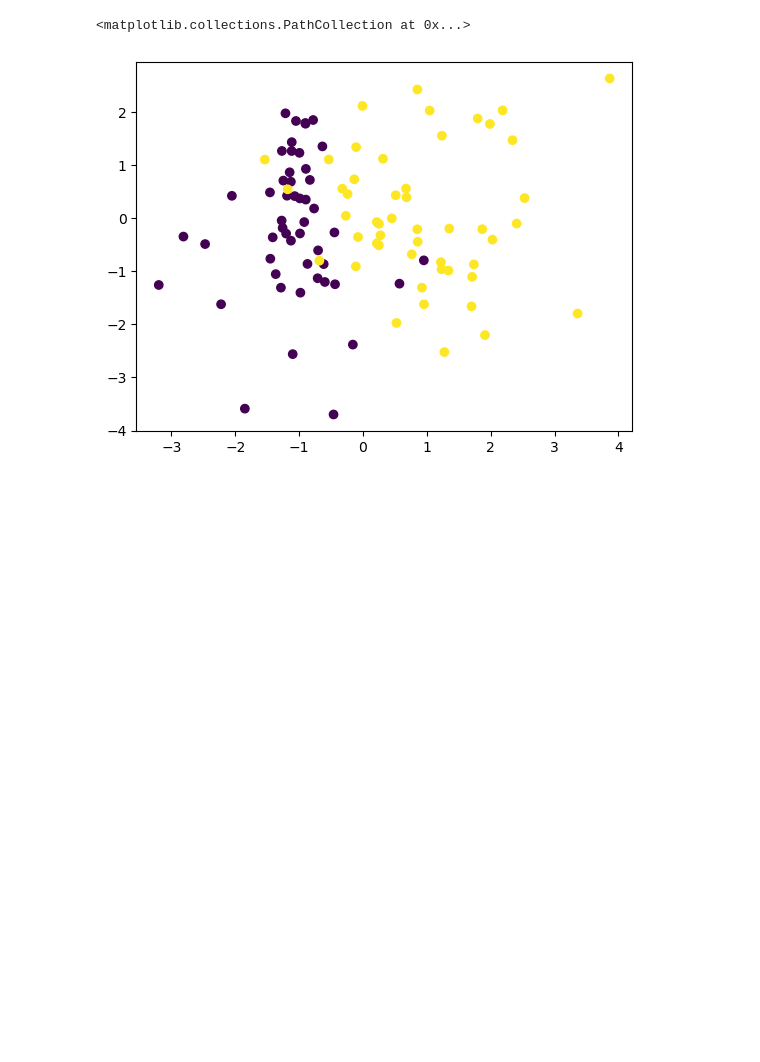
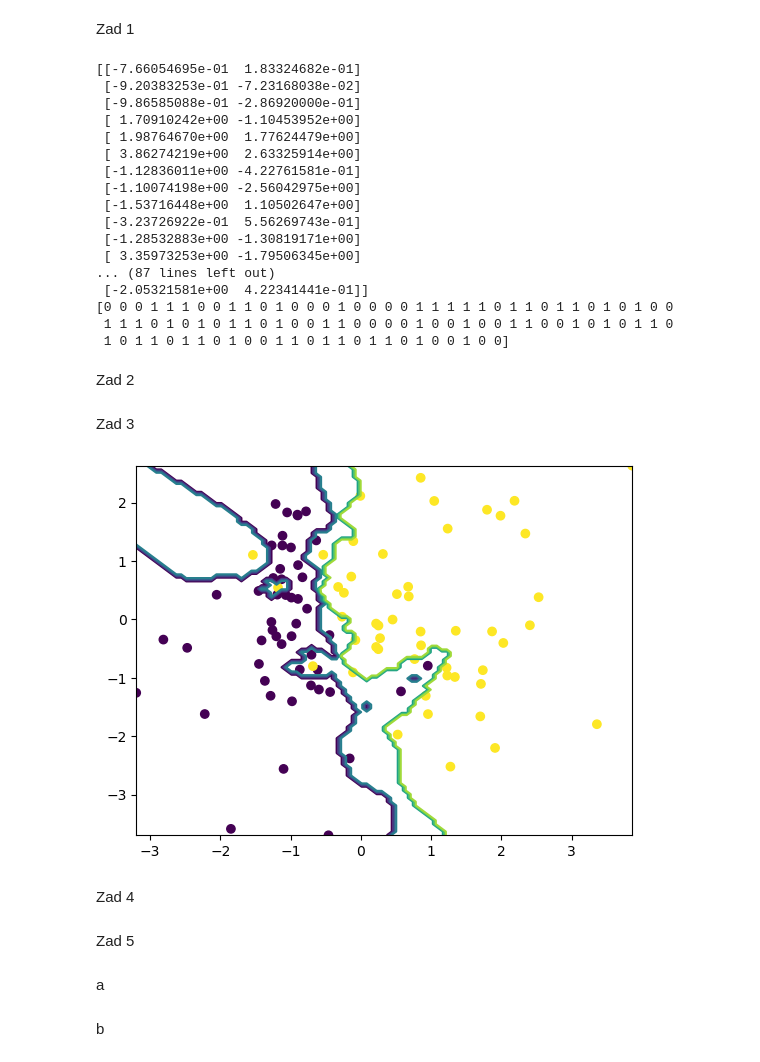
Before and after one commit to HubertWlodarczyk/DataScience, a Jupyter notebook: kNearestN.ipynb, the cells around one changed output. Saved outputs shown, nothing was run; the diff lists cells and outputs as text; code cells hidden in the pictures; blank space fills up the shorter version.

```diff
--- a/kNearestN.ipynb
+++ b/kNearestN.ipynb
@@ -18,5 +70,7 @@ class k_nn:
+# %% [markdown]
+Zad 1
 # %%
-X,y = sklearn.datasets.make_classification(
+X,group = sd.make_classification(
     n_samples=100,
     n_features=2,
     n_informative=2,
@@ -24,7 +78,49 @@ X,y = sklearn.datasets.make_classification(
     n_repeated=0,
     random_state=0
 )
-plt.scatter(X[:,0],X[:,1],c=y)
+print(X)
+print(group)
 # %% [output]
-<matplotlib.collections.PathCollection at 0x...>
+[[-7.66054695e-01  1.83324682e-01]
+ [-9.20383253e-01 -7.23168038e-02]
+ [-9.86585088e-01 -2.86920000e-01]
+ [ 1.70910242e+00 -1.10453952e+00]
+ [ 1.98764670e+00  1.77624479e+00]
+ [ 3.86274219e+00  2.63325914e+00]
+ [-1.12836011e+00 -4.22761581e-01]
+ [-1.10074198e+00 -2.56042975e+00]
+ [-1.53716448e+00  1.10502647e+00]
+ [-3.23726922e-01  5.56269743e-01]
+ [-1.28532883e+00 -1.30819171e+00]
+ [ 3.35973253e+00 -1.79506345e+00]
+... (87 lines left out)
+ [-2.05321581e+00  4.22341441e-01]]
+[0 0 0 1 1 1 0 0 1 1 0 1 0 0 0 1 0 0 0 0 1 1 1 1 1 0 1 1 0 1 1 0 1 0 1 0 0
+ 1 1 1 0 1 0 1 0 1 1 0 1 0 0 1 1 0 0 0 0 1 0 0 1 0 0 1 1 0 0 1 0 1 0 1 1 0
+ 1 0 1 1 0 1 1 0 1 0 0 1 1 0 1 1 0 1 1 0 1 0 0 1 0 0]
-[figure, removed]
+# %% [markdown]
+Zad 2
+# %%
+a=k_nn(n_neighbors=2,use_KDtree=False)
+a.fit(X,group)
+# %% [markdown]
+Zad 3
+# %%
+x = numpy.linspace(X[:,0].min(), X[:,0].max(), 100)
+y = numpy.linspace(X[:,1].min(), X[:,1].max(), 100)
+
+meshX,meshY=numpy.meshgrid(x,y)
+meshPrediction=numpy.zeros(meshX.shape)
+for yCor in range(meshY.shape[0]):
+    for xCor in range(meshX.shape[1]):
+        temp=numpy.array([meshX[xCor][yCor],meshY[xCor][yCor]])
+        meshPrediction[xCor][yCor]=a.predict(temp)
+fig,ax=plt.subplots(1,1)
+ax.contour(meshX, meshY, meshPrediction)
+
+plt.scatter(X[:,0],X[:,1],c=group)
+plt.show()
+# %% [output]
+[figure, added]
+# %% [markdown]
+Zad 4
@@ -30,0 +136,4 @@ plt.scatter(X[:,0],X[:,1],c=y)
+# %% [markdown]
+Zad 5
+# %% [markdown]
+a
@@ -30,0 +143,2 @@ plt.scatter(X[:,0],X[:,1],c=y)
+# %% [markdown]
+b
```
Also changed, not shown: parts of 27 cells of this notebook.
